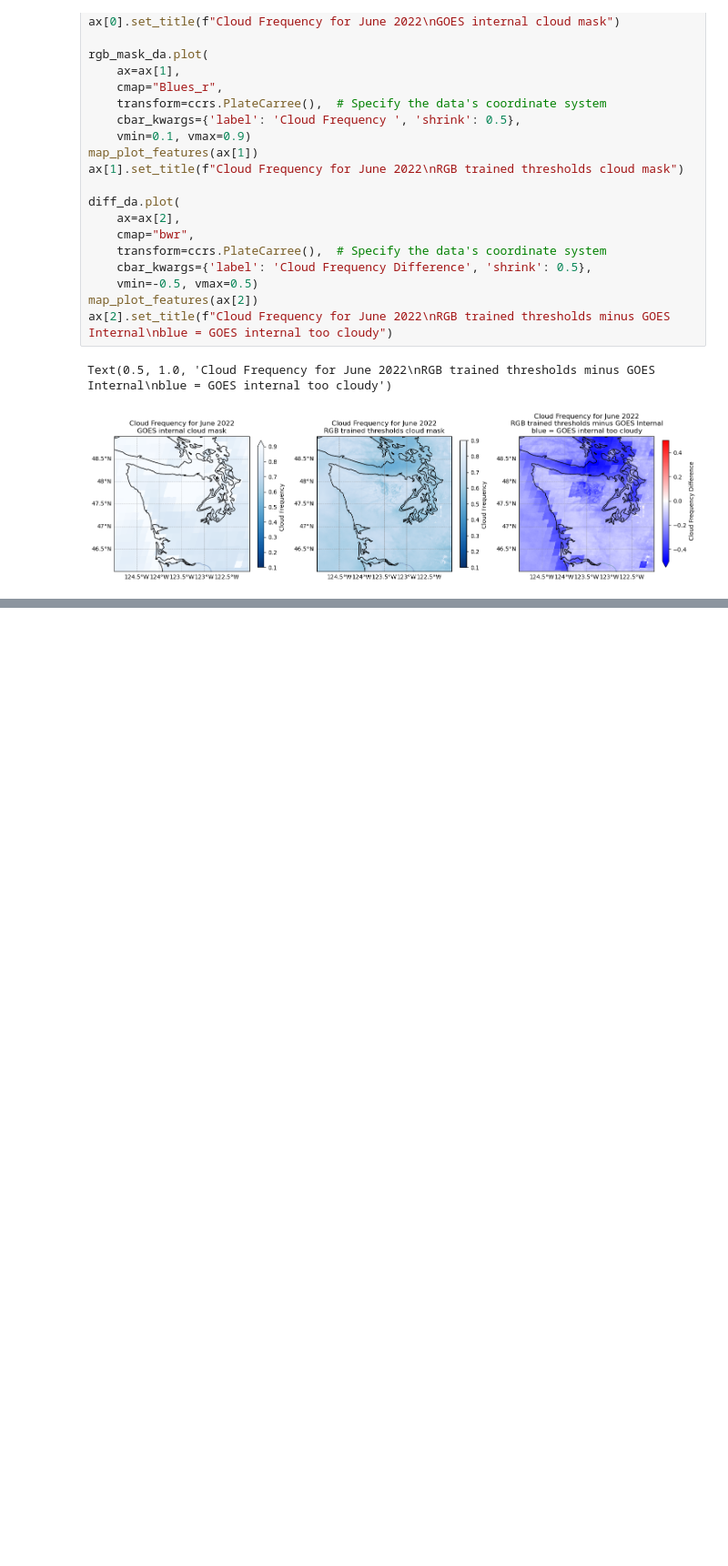
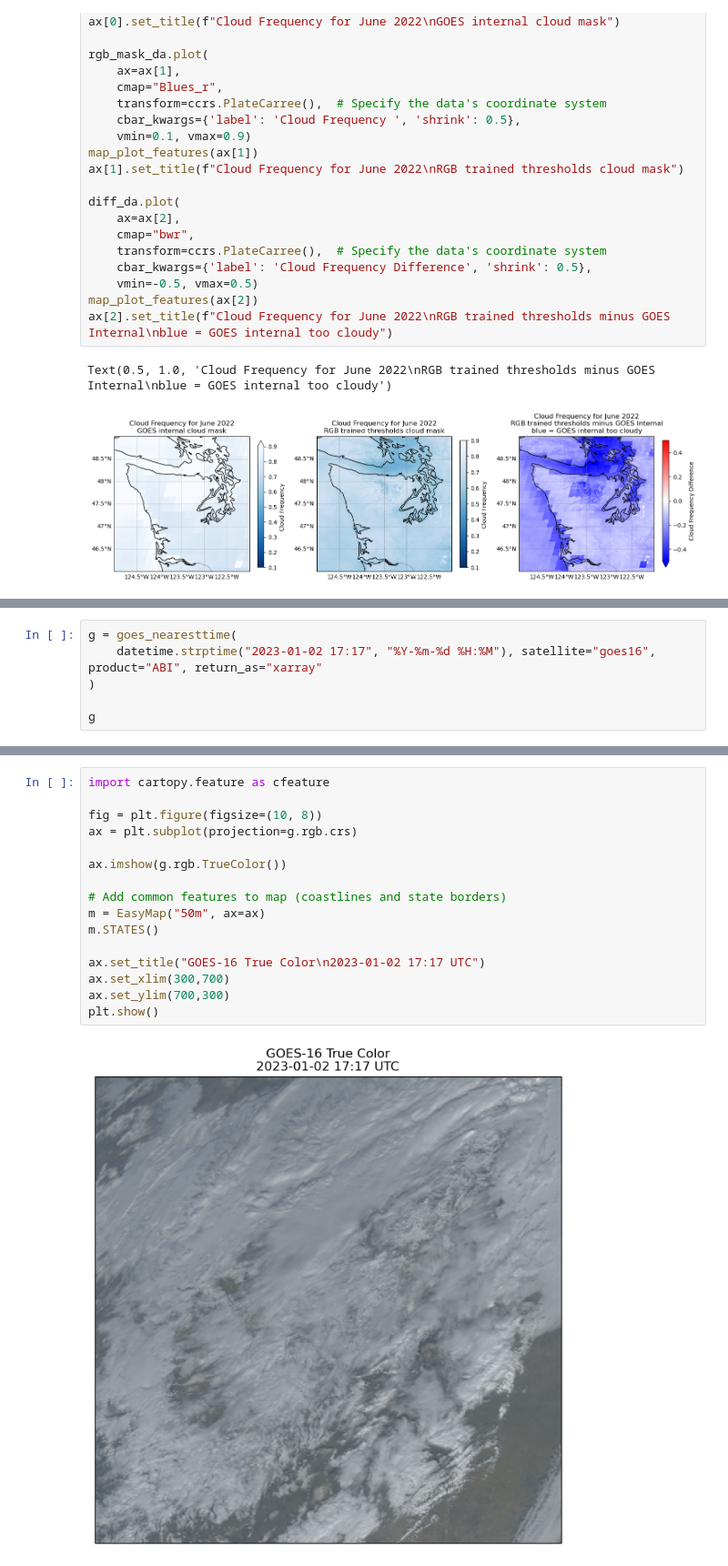
Before and after one commit to clinton-alden/goes_clouds, a Jupyter notebook: analysis/07_compare_goes_to_rgb_cloud_freq.ipynb, the cells around one changed output, grey strips where cells are left out. Shown at 91% size. Drawn from its saved outputs; the diff is of its cells as text; blank space fills up the shorter version.

```diff
--- a/analysis/07_compare_goes_to_rgb_cloud_freq.ipynb
+++ b/analysis/07_compare_goes_to_rgb_cloud_freq.ipynb
@@ -85,0 +110,6 @@ Text(0.5, 1.0, 'Cloud Frequency for June 2022\nRGB trained thresholds minus GOES
+# %%
+g = goes_nearesttime(
+    datetime.strptime("2023-01-02 17:17", "%Y-%m-%d %H:%M"), satellite="goes16", product="ABI", return_as="xarray"
+)
+
+g
@@ -85,0 +137,18 @@ Text(0.5, 1.0, 'Cloud Frequency for June 2022\nRGB trained thresholds minus GOES
+# %%
+import cartopy.feature as cfeature
+
+fig = plt.figure(figsize=(10, 8))
+ax = plt.subplot(projection=g.rgb.crs)
+
+ax.imshow(g.rgb.TrueColor())
+
+# Add common features to map (coastlines and state borders)
+m = EasyMap("50m", ax=ax)
+m.STATES()
+
+ax.set_title("GOES-16 True Color\n2023-01-02 17:17 UTC")
+ax.set_xlim(300,700)
+ax.set_ylim(700,300)
+plt.show()
+# %% [output]
+[figure, added]
```
Also changed, not shown: parts of 4 cells of this notebook, 20 other files.
